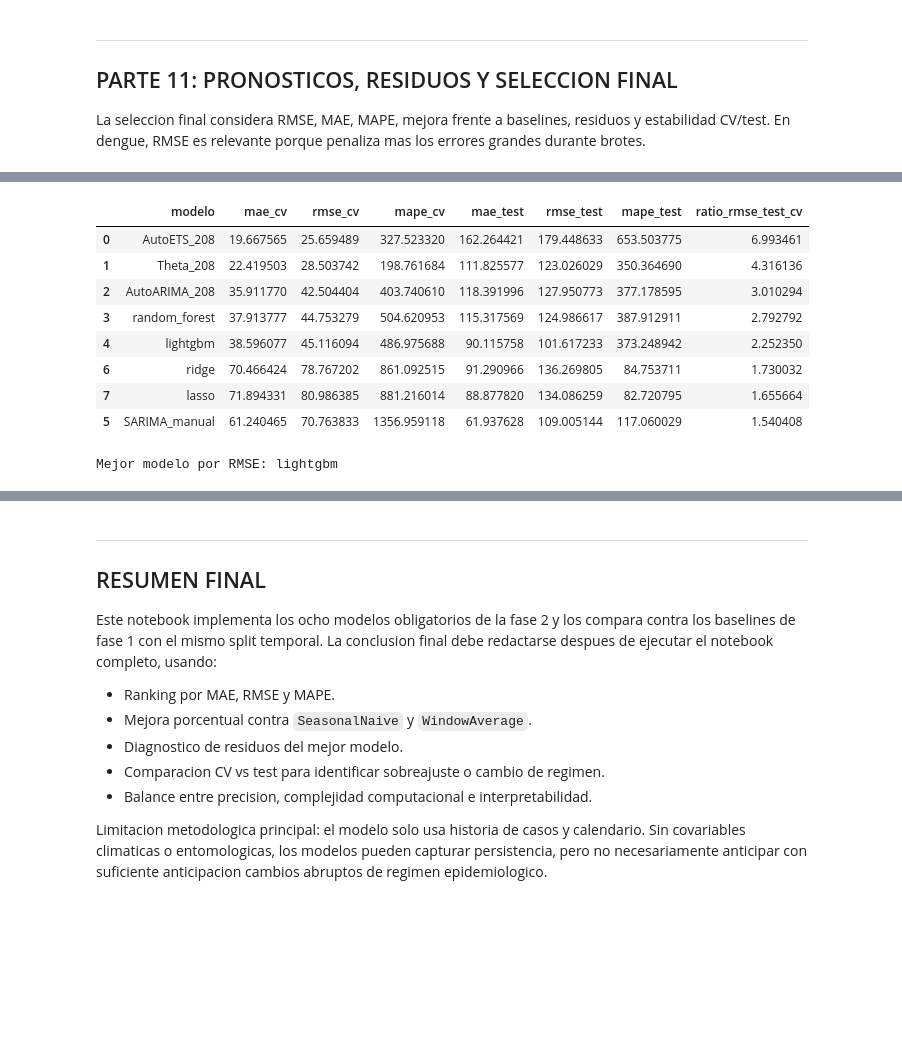
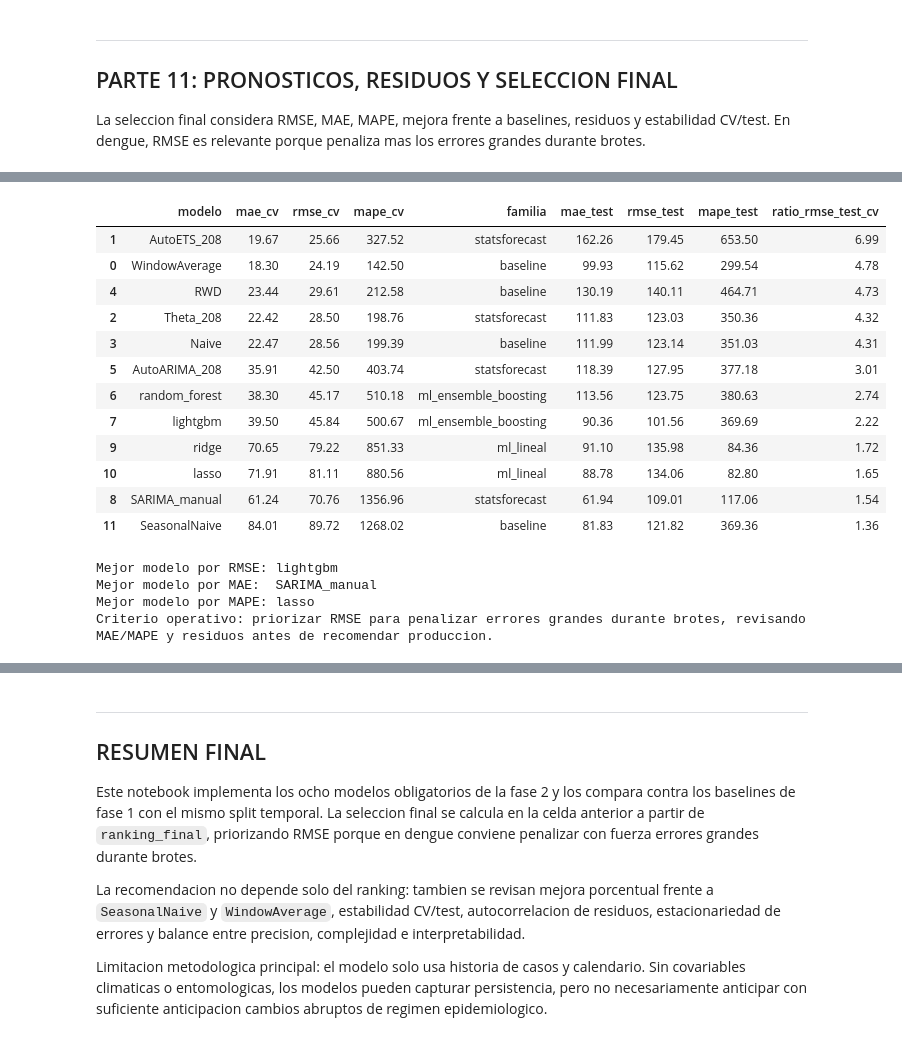
Before and after one commit to almeneses/series_temporales, a Jupyter notebook: proyecto_2/fase2_marko_david_alejandro_meneses.ipynb, the cells around one changed output, grey strips where cells are left out. Saved outputs shown, nothing was run; the diff lists cells and outputs as text; code cells hidden in the pictures; blank space fills up the shorter version.

Commit message:
antes de homogeneas

```diff
--- a/proyecto_2/fase2_marko_david_alejandro_meneses.ipynb
+++ b/proyecto_2/fase2_marko_david_alejandro_meneses.ipynb
@@ -398,7 +399,7 @@ print(f"Primeros lags significativos PACF: {sig_pacf[:15]}")
 print("\nACF en rezagos de interes estacional:")
 display(tabla_acf_estacional(acf_vals))
 
-lags_sugeridos_ml = sorted(set([lag for lag in sig_pacf[:8] if lag <= 24] + [52]))
+lags_sugeridos_ml = sorted(set([lag for lag in sig_pacf[:8] if lag <= 24] + [ESTACIONALIDAD_ANUAL]))
 print(f"\nLags sugeridos por PACF + referencia anual: {lags_sugeridos_ml}")
 # %% [output]
 Resumen descriptivo de la serie imputada:
@@ -1145,0 +1267,3 @@ Folds (cutoffs): [Timestamp('2017-01-02 00:00:00'), Timestamp('2018-01-01 00:00:
+# %%
+metricas_cv = metricas_cv.sort_values("rmse").reset_index(drop=True)
+display(estilo_ranking_metricas(metricas_cv))
@@ -1160,18 +1302,25 @@ for preds in [preds_baseline, preds_stats, preds_ml]:
 modelos_todos = [c for c in test_resultados.columns if c not in ["unique_id", "ds", "y"]]
 test_resultados[modelos_todos] = test_resultados[modelos_todos].clip(lower=0)
 
+familia_modelo = {
+    **{modelo: "baseline" for modelo in modelos_baseline},
+    **{modelo: "statsforecast" for modelo in modelos_stats_col},
+    **FAMILIA_ML,
+}
+tiempo_modelo = {
+    **{modelo: np.nan for modelo in modelos_baseline},
+    **{modelo: tiempo_stats for modelo in modelos_stats_col},
+    **{modelo: tiempo_ml for modelo in modelos_ml_col},
+}
+
 metricas_test = calcular_metricas_pronostico(test_resultados, modelos_todos)
-metricas_test = metricas_test.merge(
-    pd.DataFrame({
-        "modelo": modelos_baseline + modelos_stats_col + modelos_ml_col,
-        "familia": ["baseline"] * len(modelos_baseline) + ["statsforecast"] * len(modelos_stats_col) + ["mlforecast"] * len(modelos_ml_col),
-        "tiempo_segundos": [np.nan] * len(modelos_baseline) + [tiempo_stats] * len(modelos_stats_col) + [tiempo_ml] * len(modelos_ml_col),
-    }),
-    on="modelo",
-    how="left",
-)
+metricas_test["familia"] = metricas_test["modelo"].map(familia_modelo)
+metricas_test["tiempo_segundos"] = metricas_test["modelo"].map(tiempo_modelo)
 metricas_test = agregar_mejoras_vs_baseline(metricas_test, "SeasonalNaive")
 metricas_test = agregar_mejoras_vs_baseline(metricas_test, "WindowAverage")
 
-display(metricas_test.sort_values("rmse"))
+print("Benchmark completo — Test:")
+display(evaluar_test_estilo(test_resultados, modelos_todos))
+
+graficar_rmse_modelos(metricas_test, "Ranking RMSE — Test")
 # %% [output]
@@ -1190,0 +1334,3 @@ display(metricas_test.sort_values("rmse"))
+# %%
+metricas_test = metricas_test.sort_values("rmse").reset_index(drop=True)
+display(estilo_ranking_metricas(metricas_test))
@@ -1287,29 +1432,41 @@ display(diagnostico_residuos.sort_values("modelo"))
 # %%
 comparacion_cv_test = metricas_cv.merge(
     metricas_test[["modelo", "mae", "rmse", "mape"]].rename(columns={"mae": "mae_test", "rmse": "rmse_test", "mape": "mape_test"}),
     on="modelo",
     how="inner",
 )
 comparacion_cv_test = comparacion_cv_test.rename(columns={"mae": "mae_cv", "rmse": "rmse_cv", "mape": "mape_cv"})
 comparacion_cv_test["ratio_rmse_test_cv"] = comparacion_cv_test["rmse_test"] / comparacion_cv_test["rmse_cv"]
 
-display(comparacion_cv_test.sort_values("ratio_rmse_test_cv", ascending=False))
+display(estilo_ranking_metricas(comparacion_cv_test.sort_values("ratio_rmse_test_cv", ascending=False)))
 
 ranking_final = metricas_test.sort_values(["rmse", "mae"]).reset_index(drop=True)
 mejor_modelo = ranking_final.loc[0, "modelo"]
+mejor_mae = metricas_test.sort_values("mae").iloc[0]["modelo"]
+mejor_mape = metricas_test.sort_values("mape").iloc[0]["modelo"]
 
 print(f"Mejor modelo por RMSE: {mejor_modelo}")
-display(ranking_final.head(8))
+print(f"Mejor modelo por MAE:  {mejor_mae}")
+print(f"Mejor modelo por MAPE: {mejor_mape}")
+print("Criterio operativo: priorizar RMSE para penalizar errores grandes durante brotes, revisando MAE/MAPE y residuos antes de recomendar produccion.")
+display(estilo_ranking_metricas(ranking_final.head(8)))
 graficar_residuos_modelo(test_resultados, mejor_modelo)
 # %% [output]
-|  | modelo | mae_cv | rmse_cv | mape_cv | mae_test | rmse_test | mape_test | ratio_rmse_test_cv |
-| 0 | AutoETS_208 | 19.667565 | 25.659489 | 327.523320 | 162.264421 | 179.448633 | 653.503775 | 6.993461 |
-| 1 | Theta_208 | 22.419503 | 28.503742 | 198.761684 | 111.825577 | 123.026029 | 350.364690 | 4.316136 |
-| 2 | AutoARIMA_208 | 35.911770 | 42.504404 | 403.740610 | 118.391996 | 127.950773 | 377.178595 | 3.010294 |
-| 3 | random_forest | 37.913777 | 44.753279 | 504.620953 | 115.317569 | 124.986617 | 387.912911 | 2.792792 |
-| 4 | lightgbm | 38.596077 | 45.116094 | 486.975688 | 90.115758 | 101.617233 | 373.248942 | 2.252350 |
-| 6 | ridge | 70.466424 | 78.767202 | 861.092515 | 91.290966 | 136.269805 | 84.753711 | 1.730032 |
-| 7 | lasso | 71.894331 | 80.986385 | 881.216014 | 88.877820 | 134.086259 | 82.720795 | 1.655664 |
-| 5 | SARIMA_manual | 61.240465 | 70.763833 | 1356.959118 | 61.937628 | 109.005144 | 117.060029 | 1.540408 |
+|  | modelo | mae_cv | rmse_cv | mape_cv | familia | mae_test | rmse_test | mape_test | ratio_rmse_test_cv |
+| 1 | AutoETS_208 | 19.67 | 25.66 | 327.52 | statsforecast | 162.26 | 179.45 | 653.50 | 6.99 |
+| 0 | WindowAverage | 18.30 | 24.19 | 142.50 | baseline | 99.93 | 115.62 | 299.54 | 4.78 |
+| 4 | RWD | 23.44 | 29.61 | 212.58 | baseline | 130.19 | 140.11 | 464.71 | 4.73 |
+| 2 | Theta_208 | 22.42 | 28.50 | 198.76 | statsforecast | 111.83 | 123.03 | 350.36 | 4.32 |
+| 3 | Naive | 22.47 | 28.56 | 199.39 | baseline | 111.99 | 123.14 | 351.03 | 4.31 |
+| 5 | AutoARIMA_208 | 35.91 | 42.50 | 403.74 | statsforecast | 118.39 | 127.95 | 377.18 | 3.01 |
+| 6 | random_forest | 38.30 | 45.17 | 510.18 | ml_ensemble_boosting | 113.56 | 123.75 | 380.63 | 2.74 |
+| 7 | lightgbm | 39.50 | 45.84 | 500.67 | ml_ensemble_boosting | 90.36 | 101.56 | 369.69 | 2.22 |
+| 9 | ridge | 70.65 | 79.22 | 851.33 | ml_lineal | 91.10 | 135.98 | 84.36 | 1.72 |
+| 10 | lasso | 71.91 | 81.11 | 880.56 | ml_lineal | 88.78 | 134.06 | 82.80 | 1.65 |
+| 8 | SARIMA_manual | 61.24 | 70.76 | 1356.96 | statsforecast | 61.94 | 109.01 | 117.06 | 1.54 |
+| 11 | SeasonalNaive | 84.01 | 89.72 | 1268.02 | baseline | 81.83 | 121.82 | 369.36 | 1.36 |
 Mejor modelo por RMSE: lightgbm
+Mejor modelo por MAE:  SARIMA_manual
+Mejor modelo por MAPE: lasso
+Criterio operativo: priorizar RMSE para penalizar errores grandes durante brotes, revisando MAE/MAPE y residuos antes de recomendar produccion.
 |  | modelo | conjunto | mae | mape | rmse | familia | tiempo_segundos | mejora_mae_vs_SeasonalNaive | ... |
@@ -1325,12 +1482,8 @@ Mejor modelo por RMSE: lightgbm
 ---
 ## RESUMEN FINAL
 
-Este notebook implementa los ocho modelos obligatorios de la fase 2 y los compara contra los baselines de fase 1 con el mismo split temporal. La conclusion final debe redactarse despues de ejecutar el notebook completo, usando:
+Este notebook implementa los ocho modelos obligatorios de la fase 2 y los compara contra los baselines de fase 1 con el mismo split temporal. La seleccion final se calcula en la celda anterior a partir de `ranking_final`, priorizando RMSE porque en dengue conviene penalizar con fuerza errores grandes durante brotes.
 
-- Ranking por MAE, RMSE y MAPE.
-- Mejora porcentual contra `SeasonalNaive` y `WindowAverage`.
-- Diagnostico de residuos del mejor modelo.
-- Comparacion CV vs test para identificar sobreajuste o cambio de regimen.
-- Balance entre precision, complejidad computacional e interpretabilidad.
+La recomendacion no depende solo del ranking: tambien se revisan mejora porcentual frente a `SeasonalNaive` y `WindowAverage`, estabilidad CV/test, autocorrelacion de residuos, estacionariedad de errores y balance entre precision, complejidad e interpretabilidad.
 
 Limitacion metodologica principal: el modelo solo usa historia de casos y calendario. Sin covariables climaticas o entomologicas, los modelos pueden capturar persistencia, pero no necesariamente anticipar con suficiente anticipacion cambios abruptos de regimen epidemiologico.
```
Also changed, not shown: parts of 27 cells of this notebook, 8 other files.
